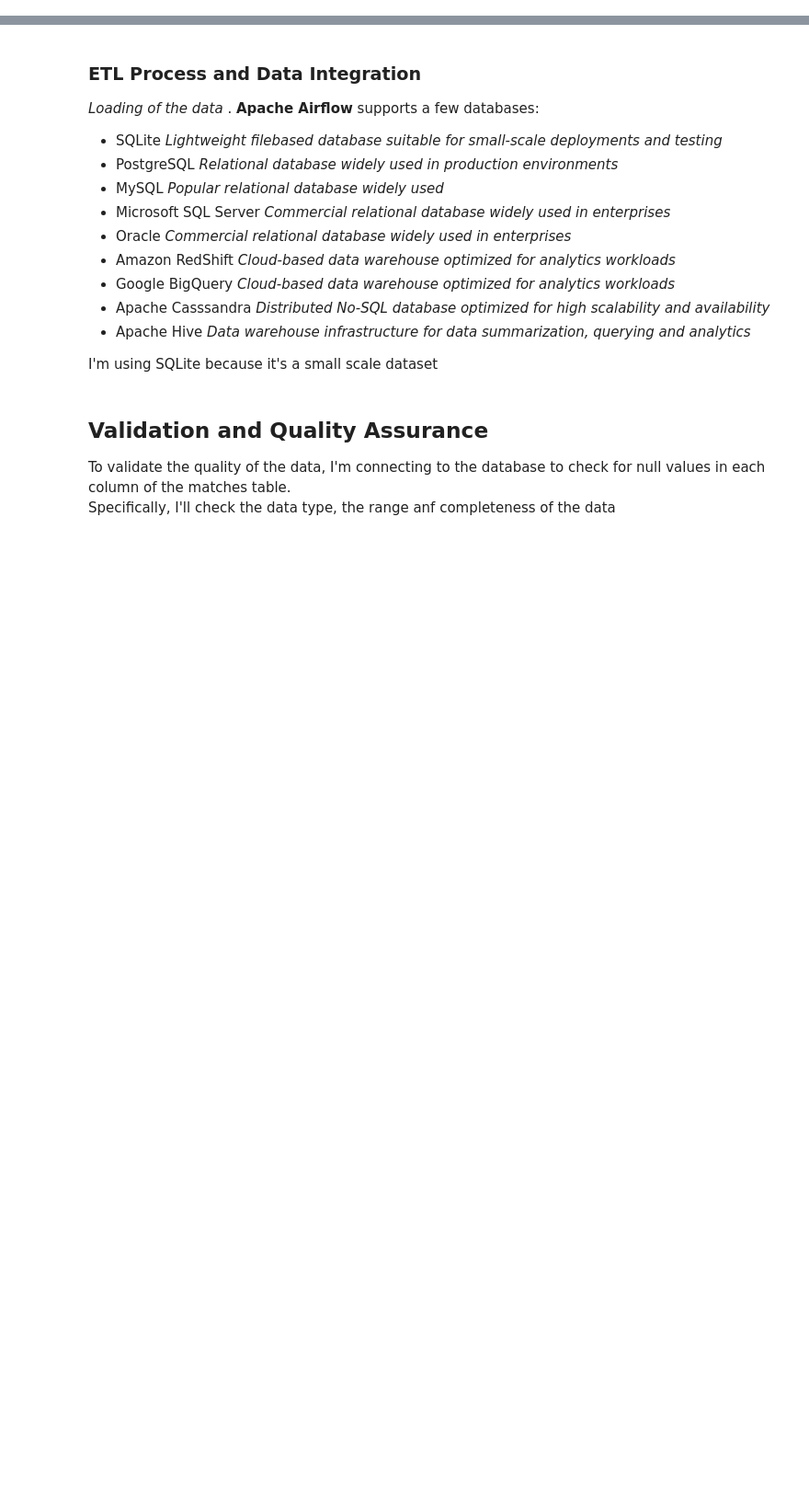
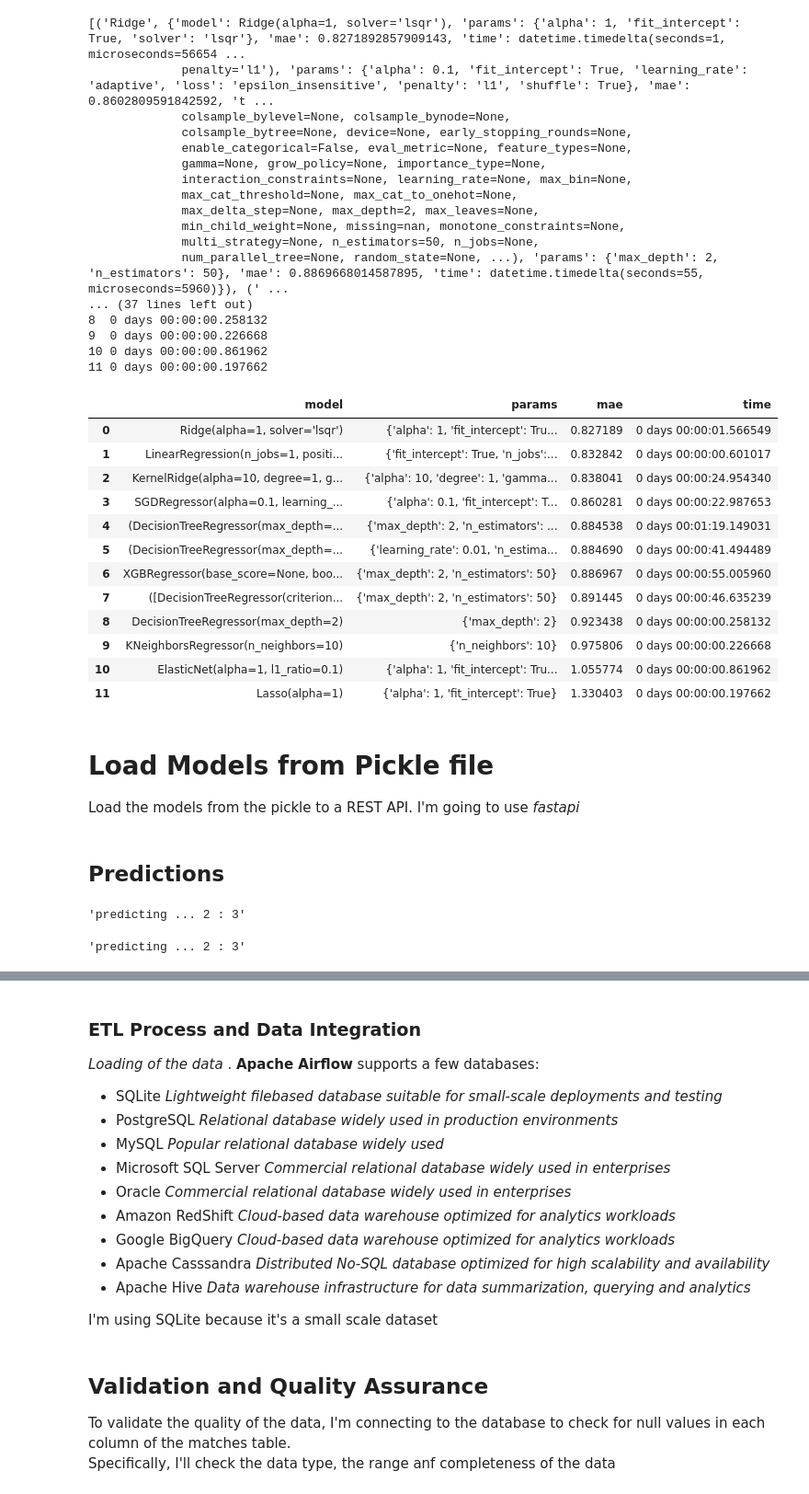
Before and after one commit to lagom-QB/Data-Engineering, a Jupyter notebook: DataPipelining.ipynb, the cells around one changed output, grey strips where cells are left out. Shown at 92% size. Cells and saved outputs as stored; diff of their text form; code cells hidden in the pictures; blank space fills up the shorter version.

Commit message:
ft. minor adjustments and implementation of fastapi

```diff
--- a/DataPipelining.ipynb
+++ b/DataPipelining.ipynb
@@ -378,0 +174,57 @@ def transform_data(matches):
+# %%
+rankings_away = {}
+training_process(rankings_away, features_away, target_away)
+# train_model(rankings_away, 'LinearRegression', features_away, target_away)
+# train_model(rankings_away, 'AdaBoostRegressor', features_away, target_away)
+# train_model(rankings_away, 'RandomForestRegressor', features_away, target_away)
+# train_model(rankings_away, 'XGBRegressor', features_away, target_away)
+# train_model(rankings_away, 'DecisionTreeRegressor', features_away, target_away)
+# train_model(rankings_away, 'KNeighborsRegressor', features_away, target_away)
+# train_model(rankings_away, 'GradientBoostingRegressor', features_away, target_away)
+# train_model(rankings_away, 'Ridge', features_away, target_away)
+# train_model(rankings_away, 'Lasso', features_away, target_away)
+# train_model(rankings_away, 'ElasticNet', features_away, target_away)
+# train_model(rankings_away, 'SGDRegressor', features_away, target_away)
+# train_model(rankings_away, 'KernelRidge', features_away, target_away)
+
+print(sorted(rankings_away.items(), key=lambda x: x[1]['mae']))
+
+# Save models and their info
+save_best_model('away',rankings_away)
+# %% [output]
+[('Ridge', {'model': Ridge(alpha=1, solver='lsqr'), 'params': {'alpha': 1, 'fit_intercept': True, 'solver': 'lsqr'}, 'mae': 0.8271892857909143, 'time': datetime.timedelta(seconds=1, microseconds=56654 ...
+             penalty='l1'), 'params': {'alpha': 0.1, 'fit_intercept': True, 'learning_rate': 'adaptive', 'loss': 'epsilon_insensitive', 'penalty': 'l1', 'shuffle': True}, 'mae': 0.8602809591842592, 't ...
+             colsample_bylevel=None, colsample_bynode=None,
+             colsample_bytree=None, device=None, early_stopping_rounds=None,
+             enable_categorical=False, eval_metric=None, feature_types=None,
+             gamma=None, grow_policy=None, importance_type=None,
+             interaction_constraints=None, learning_rate=None, max_bin=None,
+             max_cat_threshold=None, max_cat_to_onehot=None,
+             max_delta_step=None, max_depth=2, max_leaves=None,
+             min_child_weight=None, missing=nan, monotone_constraints=None,
+             multi_strategy=None, n_estimators=50, n_jobs=None,
+             num_parallel_tree=None, random_state=None, ...), 'params': {'max_depth': 2, 'n_estimators': 50}, 'mae': 0.8869668014587895, 'time': datetime.timedelta(seconds=55, microseconds=5960)}), (' ...
+... (37 lines left out)
+8  0 days 00:00:00.258132
+9  0 days 00:00:00.226668
+10 0 days 00:00:00.861962
+11 0 days 00:00:00.197662
+|  | model | params | mae | time |
+| 0 | Ridge(alpha=1, solver='lsqr') | {'alpha': 1, 'fit_intercept': Tru... | 0.827189 | 0 days 00:00:01.566549 |
+| 1 | LinearRegression(n_jobs=1, positi... | {'fit_intercept': True, 'n_jobs':... | 0.832842 | 0 days 00:00:00.601017 |
+| 2 | KernelRidge(alpha=10, degree=1, g... | {'alpha': 10, 'degree': 1, 'gamma... | 0.838041 | 0 days 00:00:24.954340 |
+| 3 | SGDRegressor(alpha=0.1, learning_... | {'alpha': 0.1, 'fit_intercept': T... | 0.860281 | 0 days 00:00:22.987653 |
+| 4 | (DecisionTreeRegressor(max_depth=... | {'max_depth': 2, 'n_estimators': ... | 0.884538 | 0 days 00:01:19.149031 |
+| 5 | (DecisionTreeRegressor(max_depth=... | {'learning_rate': 0.01, 'n_estima... | 0.884690 | 0 days 00:00:41.494489 |
+| 6 | XGBRegressor(base_score=None, boo... | {'max_depth': 2, 'n_estimators': 50} | 0.886967 | 0 days 00:00:55.005960 |
+| 7 | ([DecisionTreeRegressor(criterion... | {'max_depth': 2, 'n_estimators': 50} | 0.891445 | 0 days 00:00:46.635239 |
+| 8 | DecisionTreeRegressor(max_depth=2) | {'max_depth': 2} | 0.923438 | 0 days 00:00:00.258132 |
+| 9 | KNeighborsRegressor(n_neighbors=10) | {'n_neighbors': 10} | 0.975806 | 0 days 00:00:00.226668 |
+| 10 | ElasticNet(alpha=1, l1_ratio=0.1) | {'alpha': 1, 'fit_intercept': Tru... | 1.055774 | 0 days 00:00:00.861962 |
+| 11 | Lasso(alpha=1) | {'alpha': 1, 'fit_intercept': True} | 1.330403 | 0 days 00:00:00.197662 |
+# %% [markdown]
+# Load Models from Pickle file
+
+Load the models from the pickle to a REST API. I'm going to use _fastapi_
+# %% [markdown]
+## Predictions
@@ -378,0 +240,12 @@ def transform_data(matches):
+# %%
+# display(features_away[cols][random_index:random_index+1], features_home[cols][random_index:random_index+1])
+# Predict home score for match at random index
+predict_res(features_home[cols][random_index:random_index+1])
+# %% [output]
+'predicting ... 2 : 3'
+# %%
+predict_res(features_away[cols][random_index:random_index+1])
+
+# The prediction is the same for both because the features are the same.
+# %% [output]
+'predicting ... 2 : 3'
```
Also changed, not shown: parts of 33 cells of this notebook, 22 other files.
